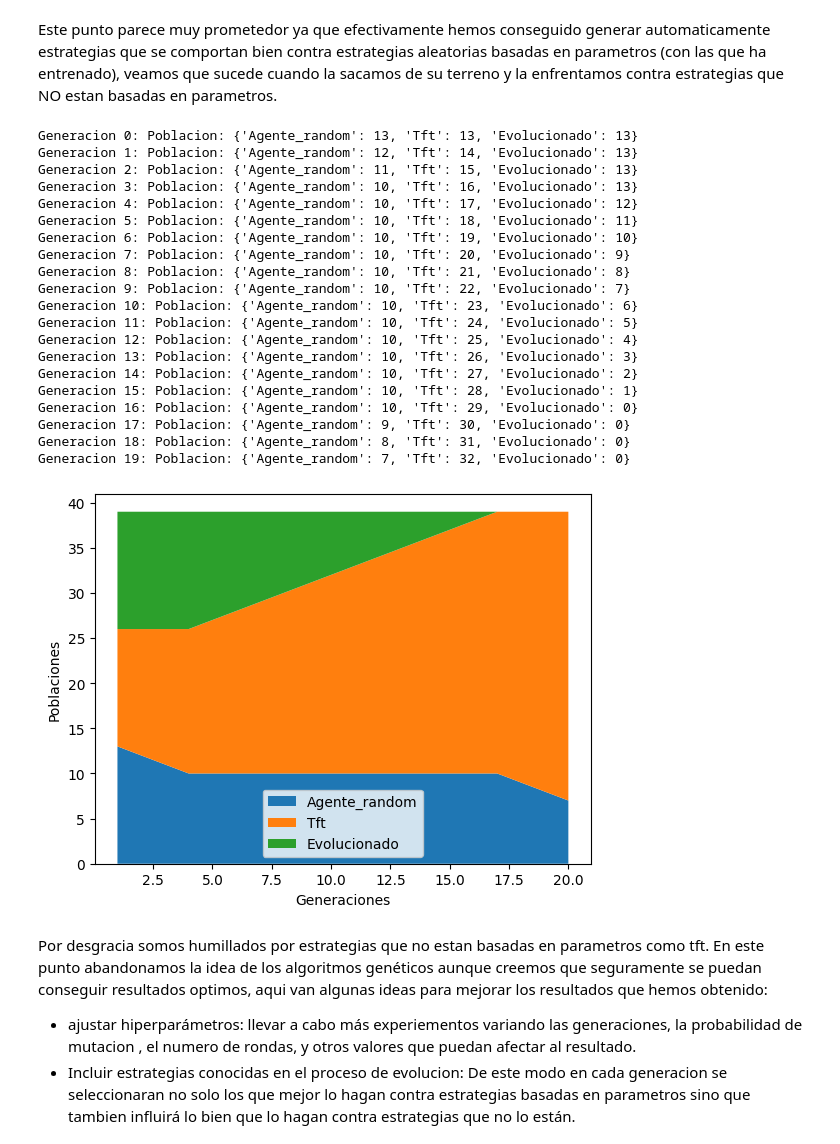
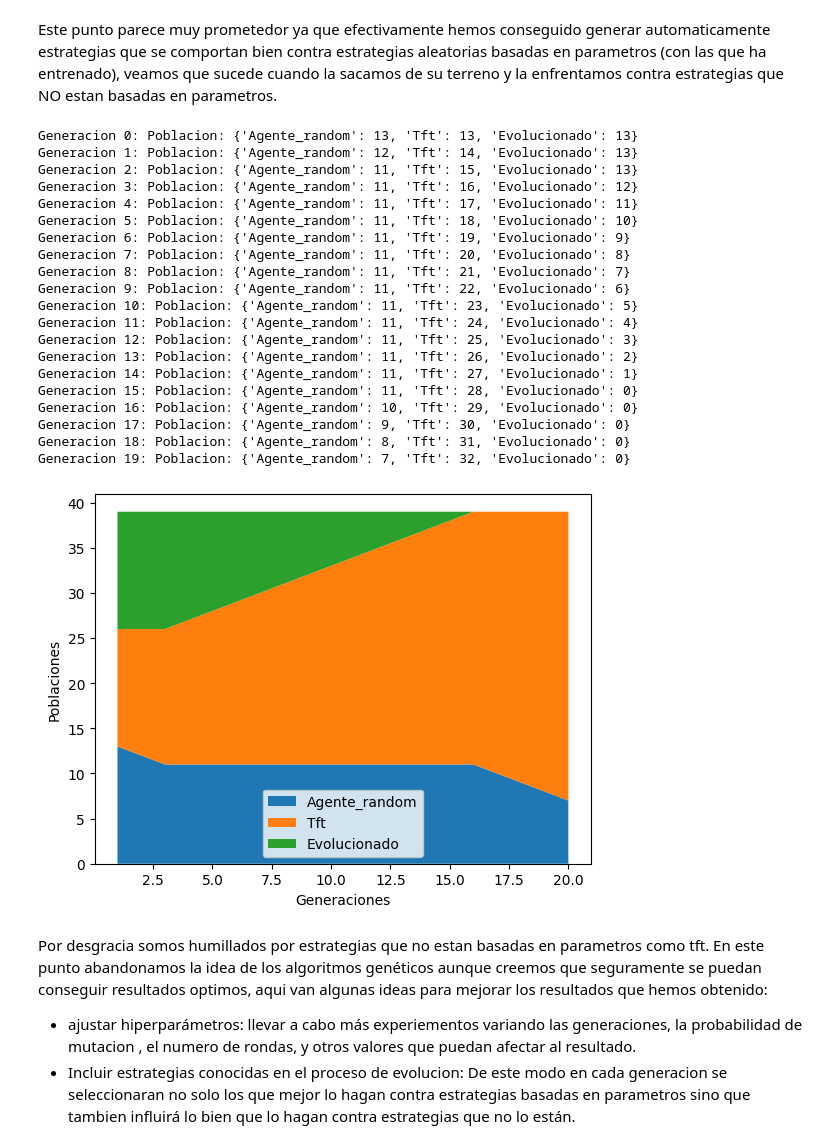
Before and after one commit to iocolopus/practica_1_aln, a Jupyter notebook: dpi/Razonamiento_etrategia.ipynb, the cells around one changed output. Saved outputs shown, nothing was run; the diff lists cells and outputs as text; code cells hidden in the pictures.

```diff
--- a/dpi/Razonamiento_etrategia.ipynb
+++ b/dpi/Razonamiento_etrategia.ipynb
@@ -37,18 +37,16 @@ class Agente_parametros(Agente):
         self.parametros = parametros
 
     def generar_decision(self):
-        lista_caracteriticas = [0 for i in range(len(self.parametros) - 1)]
+        lista_caracteriticas = [0 for _ in range(len(self.parametros) - 1)]
         puntos_interes = [1, 3, 5, 10]
 
         i = 0
 
         for punto in puntos_interes:
             if len(self.resultados_partida) >= punto:
-                lista_caracteriticas[i] = sum(self.resultados_partida.lista_jugadas_a1[-punto:])/punto
-                lista_caracteriticas[i + 1] = sum(self.resultados_partida.lista_jugadas_a1[-punto:])/punto
-                lista_caracteriticas[i + 2] = punto - (sum(self.resultados_partida.lista_jugadas_a1[-punto:]))/punto
-                lista_caracteriticas[i + 3] = punto - (sum(self.resultados_partida.lista_jugadas_a1[-punto:]))/punto
-                i += 4
+                lista_caracteriticas[i + 0] = sum(self.resultados_partida.lista_jugadas_a2[-punto:])/punto
+                lista_caracteriticas[i + 1] = (punto - (sum(self.resultados_partida.lista_jugadas_a2[-punto:])))/punto
+                i += 2
             else:
                 break
 
@@ -113,7 +111,7 @@ Ahora vamos a modificar el torneo generativo para tratar de generar una serie de
 # %%
 class Poblacion:
     def __init__(self, poblacion_inicial):
-        self.dic_poblacion = {Agente_parametros(generar_parametros_random(17)):0.0 for _ in range(poblacion_inicial)}
+        self.dic_poblacion = {Agente_parametros(generar_parametros_random(9)):0.0 for _ in range(poblacion_inicial)}
 
     @property
     def lista_poblacion(self):
@@ -126,7 +124,7 @@ class Poblacion:
         for i in range(n):
             self.dic_poblacion.popitem()
 
-    def reproducir_n_mejores(self, n, p_mutacion = 0.5):
+    def reproducir_n_mejores(self, n, p_mutacion = 0.2):
         def mutar_agente(agente:Agente_parametros):
             for i in range(len(agente.parametros)):
                 if random.random() < p_mutacion:
@@ -141,7 +139,7 @@ class Poblacion:
             padre_a = random.choice(mejores_poblacion)
             padre_b = random.choice(mejores_poblacion)
 
-            punto_corte = randrange(0,17)
+            punto_corte = randrange(0,9)
 
             parametros_hijo = padre_a.parametros[0:punto_corte] + padre_b.parametros[punto_corte:]
 
@@ -154,7 +152,6 @@ class Poblacion:
 
     def gestionar_evolucion(self, repr_int):
         #Mejorar la gestion de los casos de empate
-        self.ordenar_dic_poblacion()
         self.eliminar_n_peores(repr_int)
         self.reproducir_n_mejores(repr_int)
 # %%
@@ -188,6 +185,7 @@ class Evolucionar:
             torneo_iterado.simular_torneo()
 
             self.poblacion.dic_poblacion = torneo_iterado.ranking
+            self.poblacion.ordenar_dic_poblacion()
 
             if imprimir:
                 print(f"Generacion {generacion}: Poblacion: {self.poblacion.lista_poblacion[0].parametros}")
@@ -199,6 +197,6 @@ class Evolucionar:
 
         return  [agente.parametros for agente in self.poblacion.lista_poblacion[:n]]
 # %%
-evolucionar = Evolucionar(generaciones=100, poblacion_inicial=30, reprodctividad=0.5, n_rondas=15)
+evolucionar = Evolucionar(generaciones=1000, poblacion_inicial=30, reprodctividad=0.2, n_rondas=15, error=0.01)
 evolucionar.simular(imprimir=True)
 # %% [output]
@@ -265,31 +286,31 @@ Este punto parece muy prometedor ya que efectivamente hemos conseguido generar a
 # %%
 lista_jugadores = [agente_random, tft, agente_evolucionado]
 
-torneo_evolutivo = Torneo_evolutivo(lista_jugadores, generaciones=20, error=0.01, polacion_inicial=40, n_rondas=10)
+torneo_evolutivo = Torneo_evolutivo(lista_jugadores, generaciones=20, error=0.01, polacion_inicial=40, n_rondas=30)
 torneo_evolutivo.simular(imprimir=True)
 torneo_evolutivo.dibujar_resultados()
 # %% [output]
 Generacion 0: Poblacion: {'Agente_random': 13, 'Tft': 13, 'Evolucionado': 13}
 Generacion 1: Poblacion: {'Agente_random': 12, 'Tft': 14, 'Evolucionado': 13}
 Generacion 2: Poblacion: {'Agente_random': 11, 'Tft': 15, 'Evolucionado': 13}
-Generacion 3: Poblacion: {'Agente_random': 10, 'Tft': 16, 'Evolucionado': 13}
-Generacion 4: Poblacion: {'Agente_random': 10, 'Tft': 17, 'Evolucionado': 12}
-Generacion 5: Poblacion: {'Agente_random': 10, 'Tft': 18, 'Evolucionado': 11}
-Generacion 6: Poblacion: {'Agente_random': 10, 'Tft': 19, 'Evolucionado': 10}
-Generacion 7: Poblacion: {'Agente_random': 10, 'Tft': 20, 'Evolucionado': 9}
-Generacion 8: Poblacion: {'Agente_random': 10, 'Tft': 21, 'Evolucionado': 8}
-Generacion 9: Poblacion: {'Agente_random': 10, 'Tft': 22, 'Evolucionado': 7}
-Generacion 10: Poblacion: {'Agente_random': 10, 'Tft': 23, 'Evolucionado': 6}
-Generacion 11: Poblacion: {'Agente_random': 10, 'Tft': 24, 'Evolucionado': 5}
-Generacion 12: Poblacion: {'Agente_random': 10, 'Tft': 25, 'Evolucionado': 4}
-Generacion 13: Poblacion: {'Agente_random': 10, 'Tft': 26, 'Evolucionado': 3}
-Generacion 14: Poblacion: {'Agente_random': 10, 'Tft': 27, 'Evolucionado': 2}
-Generacion 15: Poblacion: {'Agente_random': 10, 'Tft': 28, 'Evolucionado': 1}
+Generacion 3: Poblacion: {'Agente_random': 11, 'Tft': 16, 'Evolucionado': 12}
+Generacion 4: Poblacion: {'Agente_random': 11, 'Tft': 17, 'Evolucionado': 11}
+Generacion 5: Poblacion: {'Agente_random': 11, 'Tft': 18, 'Evolucionado': 10}
+Generacion 6: Poblacion: {'Agente_random': 11, 'Tft': 19, 'Evolucionado': 9}
+Generacion 7: Poblacion: {'Agente_random': 11, 'Tft': 20, 'Evolucionado': 8}
+Generacion 8: Poblacion: {'Agente_random': 11, 'Tft': 21, 'Evolucionado': 7}
+Generacion 9: Poblacion: {'Agente_random': 11, 'Tft': 22, 'Evolucionado': 6}
+Generacion 10: Poblacion: {'Agente_random': 11, 'Tft': 23, 'Evolucionado': 5}
+Generacion 11: Poblacion: {'Agente_random': 11, 'Tft': 24, 'Evolucionado': 4}
+Generacion 12: Poblacion: {'Agente_random': 11, 'Tft': 25, 'Evolucionado': 3}
+Generacion 13: Poblacion: {'Agente_random': 11, 'Tft': 26, 'Evolucionado': 2}
+Generacion 14: Poblacion: {'Agente_random': 11, 'Tft': 27, 'Evolucionado': 1}
+Generacion 15: Poblacion: {'Agente_random': 11, 'Tft': 28, 'Evolucionado': 0}
 Generacion 16: Poblacion: {'Agente_random': 10, 'Tft': 29, 'Evolucionado': 0}
 Generacion 17: Poblacion: {'Agente_random': 9, 'Tft': 30, 'Evolucionado': 0}
 Generacion 18: Poblacion: {'Agente_random': 8, 'Tft': 31, 'Evolucionado': 0}
 Generacion 19: Poblacion: {'Agente_random': 7, 'Tft': 32, 'Evolucionado': 0}
-[figure, old version]
+[figure, new version]
 # %% [markdown]
 Por desgracia somos humillados por estrategias que no estan basadas en parametros como tft. En este punto abandonamos la idea de los algoritmos genéticos aunque creemos que seguramente se puedan conseguir resultados optimos, aqui van algunas ideas para mejorar los resultados que hemos obtenido:
 
```
Also changed, not shown: parts of 20 cells of this notebook, 2 other files.
